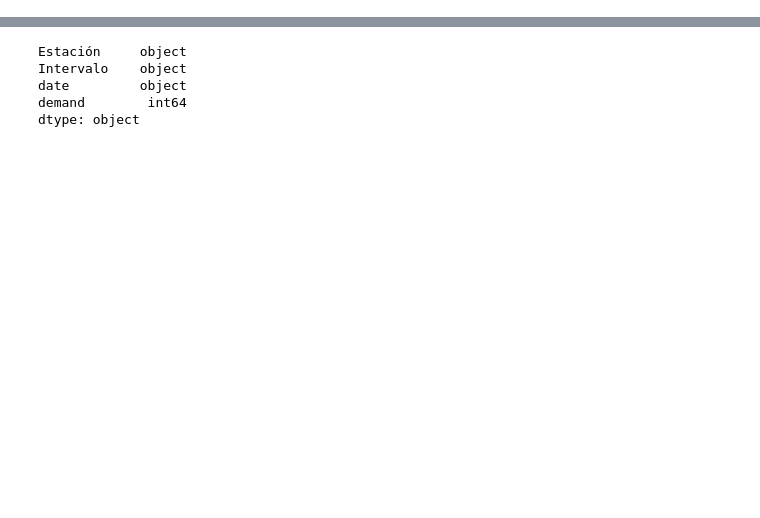
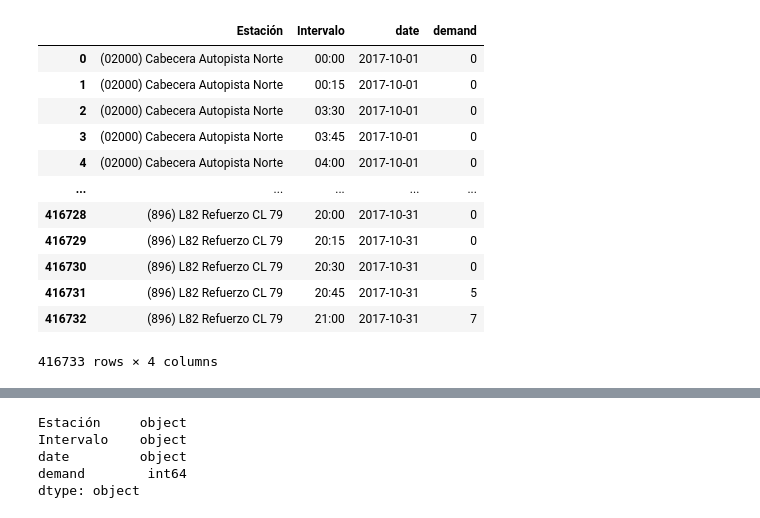
Before and after one commit to jcazuero94/transmi, a Jupyter notebook: notebooks/development/Desarrollo_Extraccion_resumen.ipynb, the cells around one changed output, grey strips where cells are left out. Saved outputs shown, nothing was run; the diff lists cells and outputs as text; code cells hidden in the pictures; blank space fills up the shorter version.

```diff
--- a/notebooks/development/Desarrollo_Extraccion_resumen.ipynb
+++ b/notebooks/development/Desarrollo_Extraccion_resumen.ipynb
@@ -119,0 +216,16 @@ array(['(02000) Cabecera Autopista Norte',
+# %%
+excel_summary
+# %% [output]
+|  | Estación | Intervalo | date | demand |
+| 0 | (02000) Cabecera Autopista Norte | 00:00 | 2017-10-01 | 0 |
+| 1 | (02000) Cabecera Autopista Norte | 00:15 | 2017-10-01 | 0 |
+| 2 | (02000) Cabecera Autopista Norte | 03:30 | 2017-10-01 | 0 |
+| 3 | (02000) Cabecera Autopista Norte | 03:45 | 2017-10-01 | 0 |
+| 4 | (02000) Cabecera Autopista Norte | 04:00 | 2017-10-01 | 0 |
+| ... | ... | ... | ... | ... |
+| 416728 | (896) L82 Refuerzo CL 79 | 20:00 | 2017-10-31 | 0 |
+| 416729 | (896) L82 Refuerzo CL 79 | 20:15 | 2017-10-31 | 0 |
+| 416730 | (896) L82 Refuerzo CL 79 | 20:30 | 2017-10-31 | 0 |
+| 416731 | (896) L82 Refuerzo CL 79 | 20:45 | 2017-10-31 | 5 |
+| 416732 | (896) L82 Refuerzo CL 79 | 21:00 | 2017-10-31 | 7 |
+416733 rows × 4 columns
```
Also changed, not shown: parts of 20 cells of this notebook, 4 other files.
